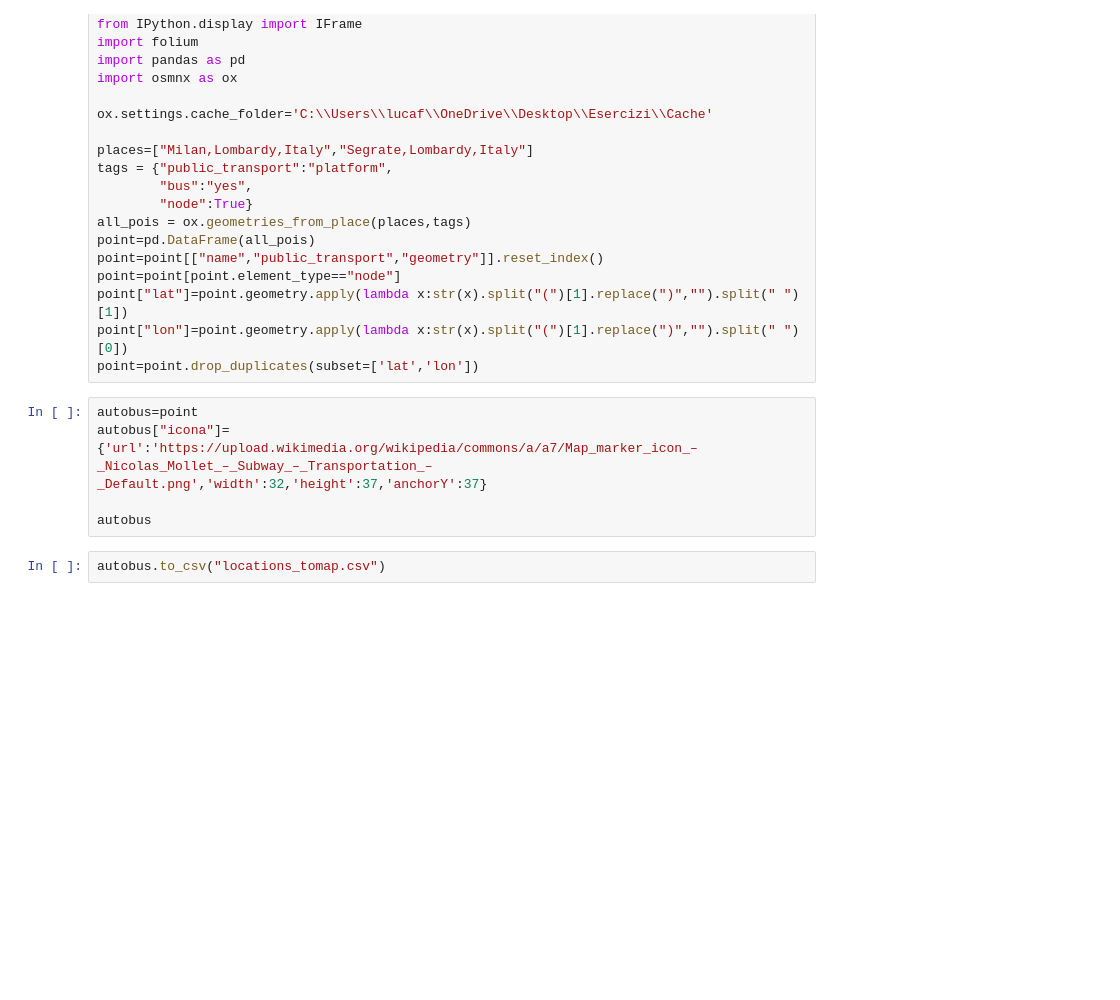
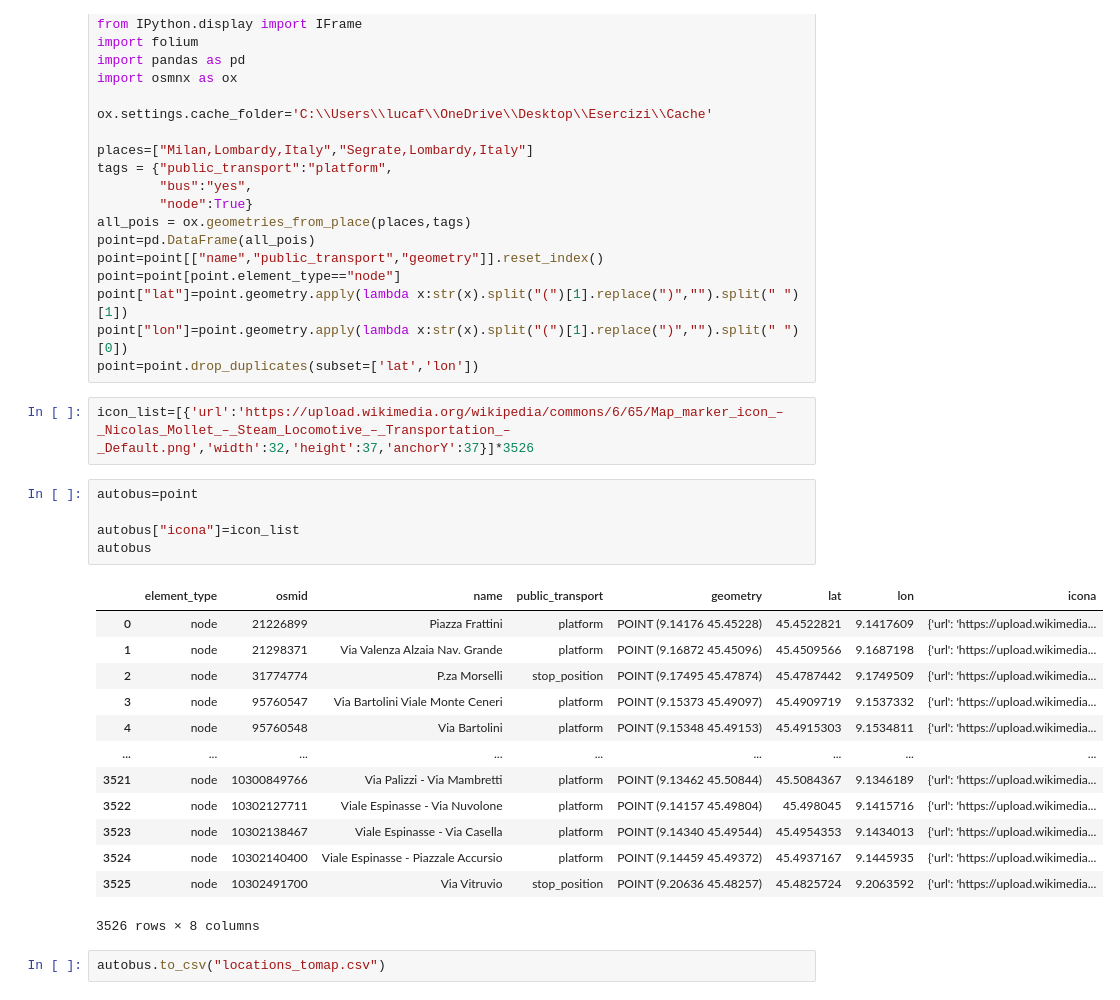
Before and after one commit to fog97/Comics_Map, a Jupyter notebook: GeocodingNovegro.ipynb, the cells around one changed output. Drawn from its saved outputs; the diff is of its cells as text; blank space fills up the shorter version.

```diff
--- a/GeocodingNovegro.ipynb
+++ b/GeocodingNovegro.ipynb
@@ -118,10 +118,26 @@ point["lat"]=point.geometry.apply(lambda x:str(x).split("(")[1].replace(")","").
 point["lon"]=point.geometry.apply(lambda x:str(x).split("(")[1].replace(")","").split(" ")[0])
 point=point.drop_duplicates(subset=['lat','lon'])
 # %%
-autobus=point
-autobus["icona"]={'url':'https://upload.wikimedia.org/wikipedia/commons/a/a7/Map_marker_icon_–_Nicolas_Mollet_–_Subway_–_Transportation_–_Default.png','width':32,'height':37,'anchorY':37}
-
-autobus
+icon_list=[{'url':'https://upload.wikimedia.org/wikipedia/commons/6/65/Map_marker_icon_–_Nicolas_Mollet_–_Steam_Locomotive_–_Transportation_–_Default.png','width':32,'height':37,'anchorY':37}]*3526
+# %%
+autobus=point
+
+autobus["icona"]=icon_list
+autobus
+# %% [output]
+|  | element_type | osmid | name | public_transport | geometry | lat | lon | icona |
+| 0 | node | 21226899 | Piazza Frattini | platform | POINT (9.14176 45.45228) | 45.4522821 | 9.1417609 | {'url': 'https://upload.wikimedia... |
+| 1 | node | 21298371 | Via Valenza Alzaia Nav. Grande | platform | POINT (9.16872 45.45096) | 45.4509566 | 9.1687198 | {'url': 'https://upload.wikimedia... |
+| 2 | node | 31774774 | P.za Morselli | stop_position | POINT (9.17495 45.47874) | 45.4787442 | 9.1749509 | {'url': 'https://upload.wikimedia... |
+| 3 | node | 95760547 | Via Bartolini Viale Monte Ceneri | platform | POINT (9.15373 45.49097) | 45.4909719 | 9.1537332 | {'url': 'https://upload.wikimedia... |
+| 4 | node | 95760548 | Via Bartolini | platform | POINT (9.15348 45.49153) | 45.4915303 | 9.1534811 | {'url': 'https://upload.wikimedia... |
+| ... | ... | ... | ... | ... | ... | ... | ... | ... |
+| 3521 | node | 10300849766 | Via Palizzi - Via Mambretti | platform | POINT (9.13462 45.50844) | 45.5084367 | 9.1346189 | {'url': 'https://upload.wikimedia... |
+| 3522 | node | 10302127711 | Viale Espinasse - Via Nuvolone | platform | POINT (9.14157 45.49804) | 45.498045 | 9.1415716 | {'url': 'https://upload.wikimedia... |
+| 3523 | node | 10302138467 | Viale Espinasse - Via Casella | platform | POINT (9.14340 45.49544) | 45.4954353 | 9.1434013 | {'url': 'https://upload.wikimedia... |
+| 3524 | node | 10302140400 | Viale Espinasse - Piazzale Accursio | platform | POINT (9.14459 45.49372) | 45.4937167 | 9.1445935 | {'url': 'https://upload.wikimedia... |
+| 3525 | node | 10302491700 | Via Vitruvio | stop_position | POINT (9.20636 45.48257) | 45.4825724 | 9.2063592 | {'url': 'https://upload.wikimedia... |
+3526 rows × 8 columns
 # %%
 autobus.to_csv("locations_tomap.csv")
 # %%
```
Also changed, not shown: 2 other files.
